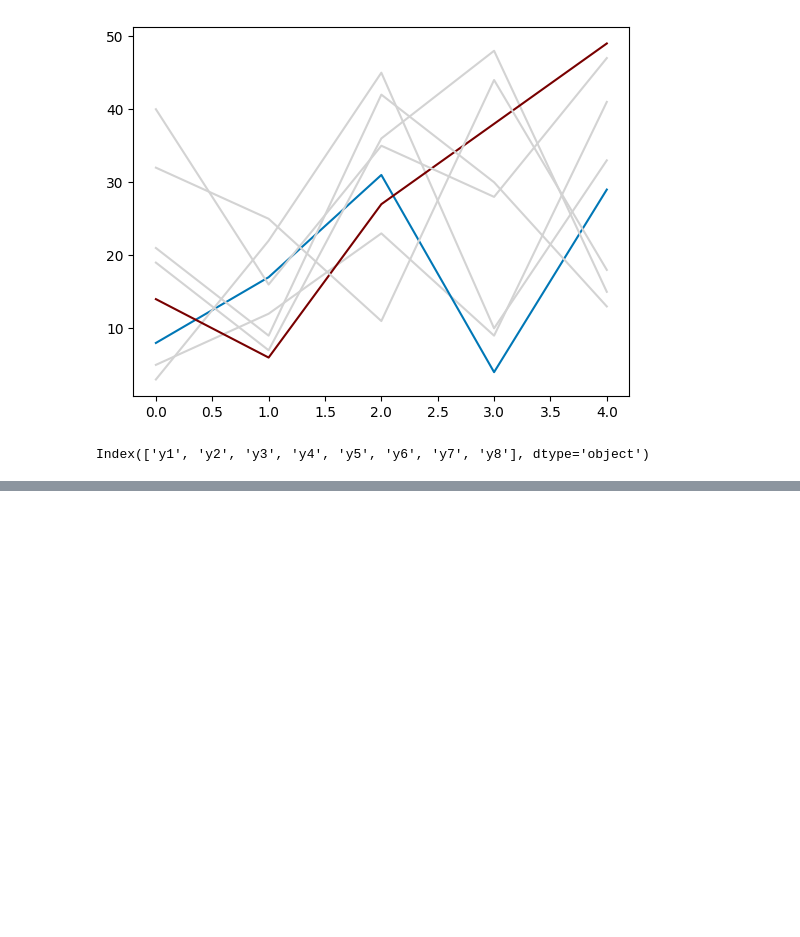
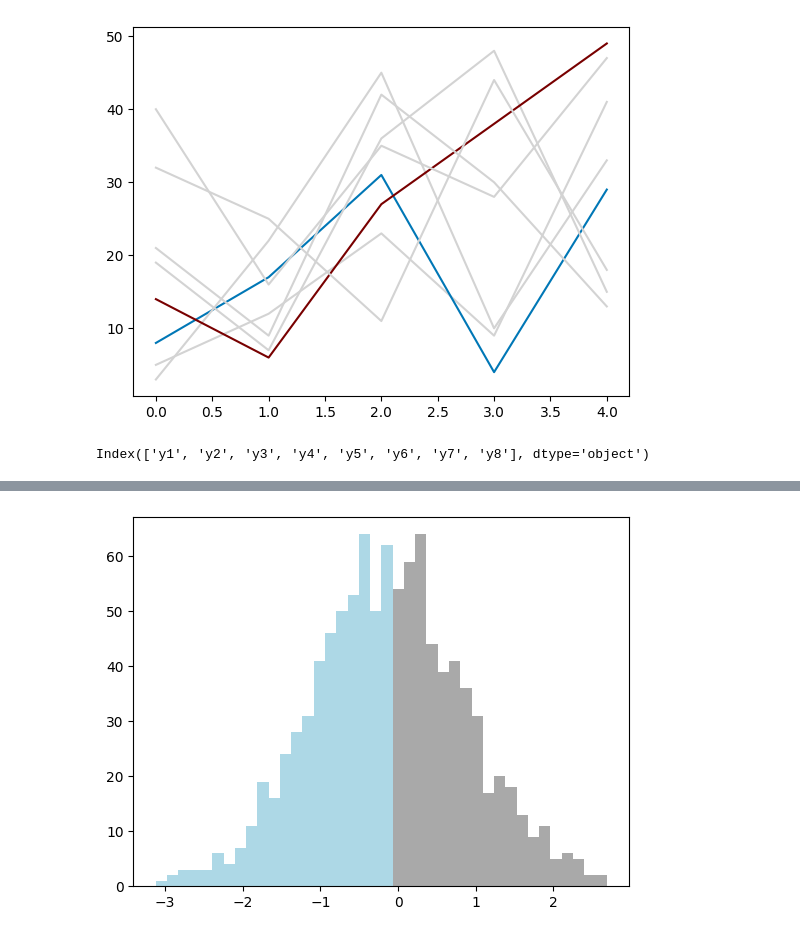
Before and after one commit to tdoan123/data-learning-journey, a Jupyter notebook: Python/MatplotlibJourney/size_shape_opacity_colors.ipynb, the cells around one changed output, grey strips where cells are left out. Drawn from its saved outputs; the diff is of its cells as text; code cells hidden in the pictures; blank space fills up the shorter version.

```diff
--- a/Python/MatplotlibJourney/size_shape_opacity_colors.ipynb
+++ b/Python/MatplotlibJourney/size_shape_opacity_colors.ipynb
@@ -1222,0 +1264,5 @@ Index(['y1', 'y2', 'y3', 'y4', 'y5', 'y6', 'y7', 'y8'], dtype='object')
+# %%
+np.random.seed(0)
+x = np.random.normal(size=1000)
+
+hist, bin_edges = np.histogram(x, bins=40)
@@ -1222,0 +1309,24 @@ Index(['y1', 'y2', 'y3', 'y4', 'y5', 'y6', 'y7', 'y8'], dtype='object')
+# %%
+threshold = 0
+lower_color = "lightblue"
+upper_color = "darkgray"
+
+# create a list of colors
+colors = []
+for bin_edge in bin_edges:
+    if bin_edge < threshold:
+        colors.append(lower_color)
+    else:
+        colors.append(upper_color)
+
+# make the plot
+fig, ax = plt.subplots()
+ax.bar(
+    bin_edges[:-1],
+    hist,
+    width=np.diff(bin_edges),
+    color=colors,
+)
+plt.show()
+# %% [output]
+[figure, added]
```
Also changed, not shown: parts of 50 cells of this notebook.
